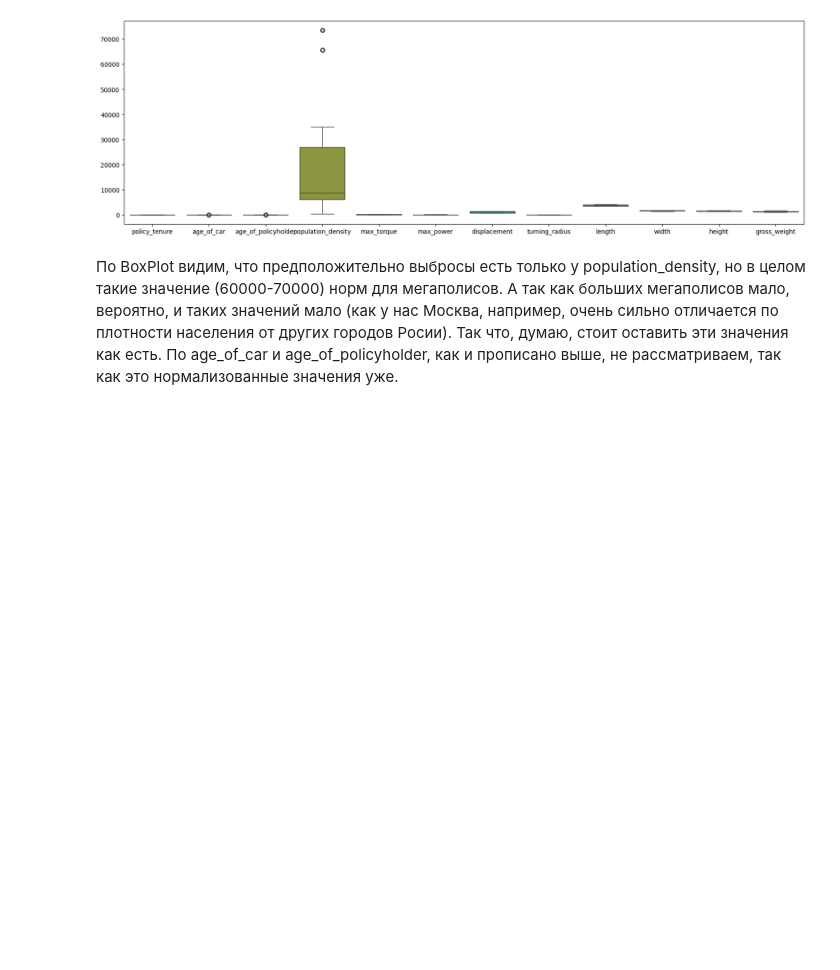
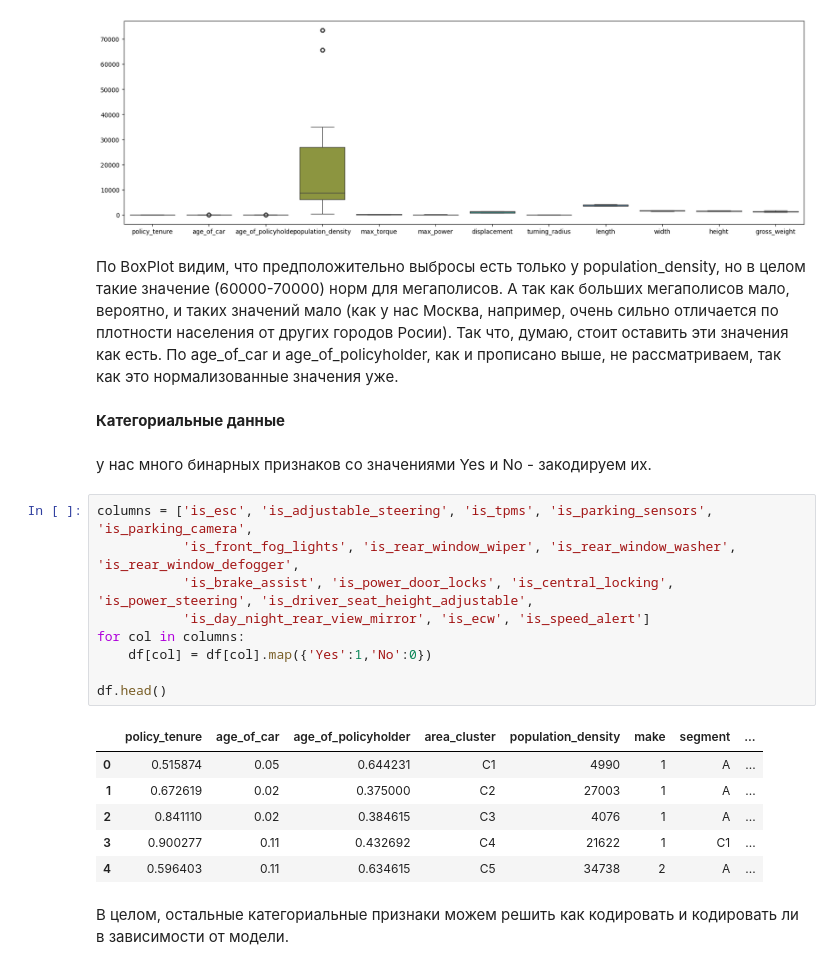
Before and after one commit to zolzayada/GP5_cool_cool_DL, a Jupyter notebook: EDA.ipynb, the cells around one changed output. Drawn from its saved outputs; the diff is of its cells as text; blank space fills up the shorter version.

```diff
--- a/EDA.ipynb
+++ b/EDA.ipynb
@@ -210,3 +210,25 @@ plt.show()
 [figure]
 # %% [markdown]
 По BoxPlot видим, что предположительно выбросы есть только у population_density, но в целом такие значение (60000-70000) норм для мегаполисов. А так как больших мегаполисов мало, вероятно, и таких значений мало (как у нас Москва, например, очень сильно отличается по плотности населения от других городов Росии). Так что, думаю, стоит оставить эти значения как есть. По age_of_car и age_of_policyholder, как и прописано выше, не рассматриваем, так как это нормализованные значения уже.
+# %% [markdown]
+**Категориальные данные**
+# %% [markdown]
+у нас много бинарных признаков со значениями Yes и No - закодируем их.
+# %%
+columns = ['is_esc', 'is_adjustable_steering', 'is_tpms', 'is_parking_sensors', 'is_parking_camera',
+           'is_front_fog_lights', 'is_rear_window_wiper', 'is_rear_window_washer', 'is_rear_window_defogger',
+           'is_brake_assist', 'is_power_door_locks', 'is_central_locking', 'is_power_steering', 'is_driver_seat_height_adjustable',
+           'is_day_night_rear_view_mirror', 'is_ecw', 'is_speed_alert']
+for col in columns:
+    df[col] = df[col].map({'Yes':1,'No':0})
+
+df.head()
+# %% [output]
+|  | policy_tenure | age_of_car | age_of_policyholder | area_cluster | population_density | make | segment | ... |
+| 0 | 0.515874 | 0.05 | 0.644231 | C1 | 4990 | 1 | A | ... |
+| 1 | 0.672619 | 0.02 | 0.375000 | C2 | 27003 | 1 | A | ... |
+| 2 | 0.841110 | 0.02 | 0.384615 | C3 | 4076 | 1 | A | ... |
+| 3 | 0.900277 | 0.11 | 0.432692 | C4 | 21622 | 1 | C1 | ... |
+| 4 | 0.596403 | 0.11 | 0.634615 | C5 | 34738 | 2 | A | ... |
+# %% [markdown]
+В целом, остальные категориальные признаки можем решить как кодировать и кодировать ли в зависимости от модели.
```
